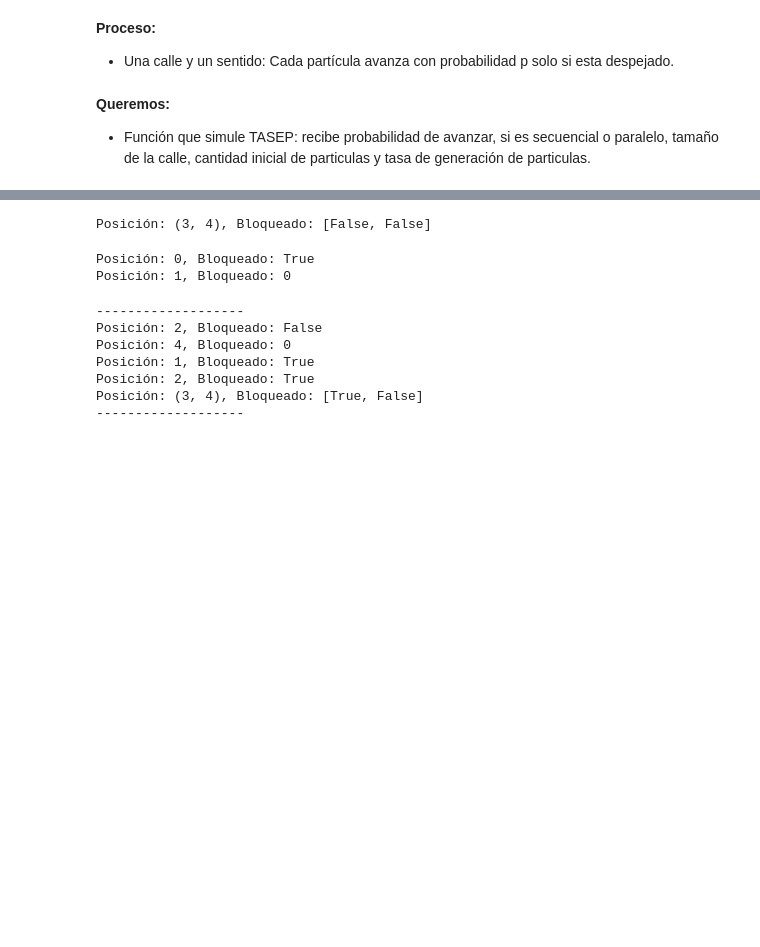
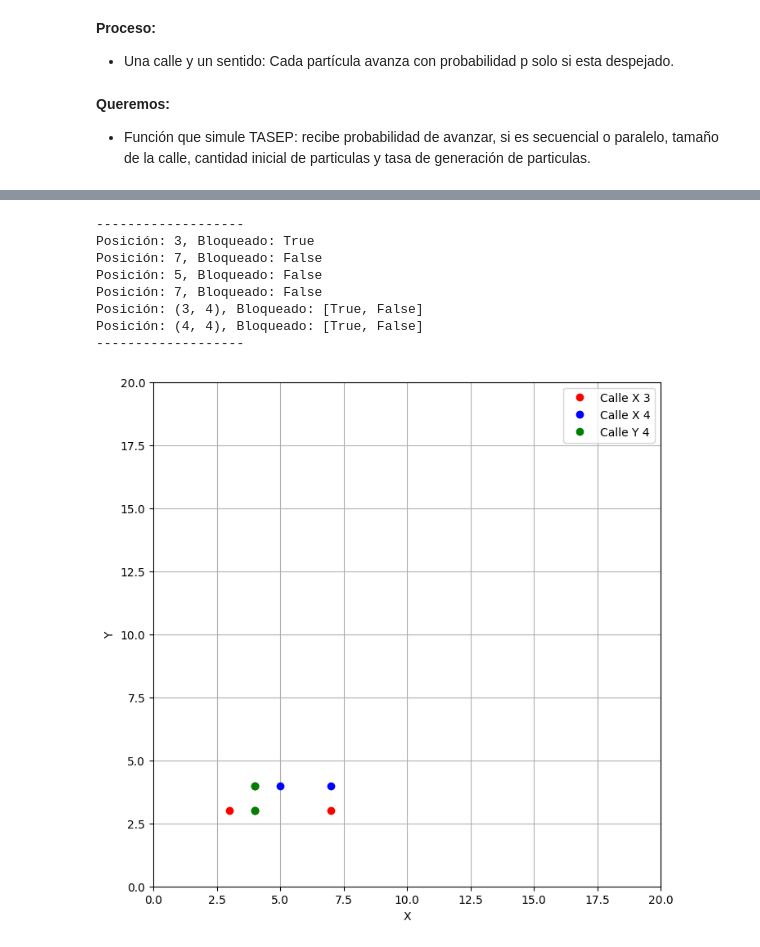
Before and after one commit to TSerranoE/City_TASEP, a Jupyter notebook: TASEP.ipynb, the cells around one changed output, grey strips where cells are left out. Drawn from its saved outputs; the diff is of its cells as text; code cells hidden in the pictures; blank space fills up the shorter version.

Commit message:
backend actualizado

```diff
--- a/TASEP.ipynb
+++ b/TASEP.ipynb
@@ -13,10 +13,10 @@ import random
 class Particula:
 
     """
-    Clase que representa una partícula en un sistema.
+    Clase que representa una partícula en el grafo.
     Atributos:
     - posicion (int): La posición actual de la partícula.
-    - bloqueado (bool): Indica si la partícula está bloqueada o no.
+    - bloqueado (bool): Indica si la partícula está bloqueada o no (si puede avanzar o no).
     Métodos:
     - __init__(posicion: int, bloqueado: bool): Inicializa una nueva instancia de la clase Particula.
     - avanzar(): Avanza la partícula una posición hacia adelante.
@@ -34,6 +34,18 @@ class Particula:
         return f'Posición: {self.posicion}, Bloqueado: {self.bloqueado}'
 # %%
 class Interseccion():
+
+    """
+    Clase que representa una intersección en un sistema de tráfico.
+    Atributos:
+    posicion : tupla, coordenadas de la intersección.
+    bloqueado : list, indica si la intersección está bloqueada en ciertas direcciones.
+    calles : tuple, contiene las calles conectadas a la intersección.
+
+    Métodos:
+    __str__() -> str: Devuelve una representación en cadena de la intersección.
+    update_bloqueo(direccion): Actualiza el estado de bloqueo de la calle en la dirección especificada.
+    """
 
     def __init__(self, posicion: tuple, bloqueado: list, calles: tuple) -> None:
         self.posicion = posicion
@@ -195,5 +259,10 @@ class Calles():
 # %%
-calles = Calles([Calle([Particula(0,0), Particula(2,0)], direccion=0, intersecciones=[], posicion=3),
-                 Calle([Particula(0,0), Particula(1,0)], direccion=1, intersecciones=[], posicion=4)])
+calles = Calles([Calle([Particula(0,False), Particula(2,False)], direccion=0, intersecciones=[], posicion=3),
+                 Calle([Particula(0,False), Particula(2,False)], direccion=0, intersecciones=[], posicion=4),
+                 Calle([Particula(0,False), Particula(1,False)], direccion=1, intersecciones=[], posicion=4)])
 calles.update_bloqueos()
 calles.update_intersecciones()
+for calle in calles.calles:
+    print(str(calle))
+for interseccion in calles.intersecciones:
+    print(str(interseccion))
@@ -200,26 +278,20 @@ calles.update_intersecciones()
-# %%
-for interseccion in calles.intersecciones:
-    print(str(interseccion))
-# %% [output]
-Posición: (3, 4), Bloqueado: [False, False]
-# %%
-print(str(calles.calles[1]))
-# %% [output]
-Posición: 0, Bloqueado: True
-Posición: 1, Bloqueado: 0
 # %%
-calles.update_secuencial(0.9)
+calles.update_secuencial(1)
 print('-------------------')
 print(str(calles.calles[0]))
 print(str(calles.calles[1]))
+#print(str(calles.calles[2]))
 for interseccion in calles.intersecciones:
     print(str(interseccion))
 print('-------------------')
+calles.plot_2d()
 # %% [output]
 -------------------
-Posición: 2, Bloqueado: False
-Posición: 4, Bloqueado: 0
-Posición: 1, Bloqueado: True
-Posición: 2, Bloqueado: True
+Posición: 3, Bloqueado: True
+Posición: 7, Bloqueado: False
+Posición: 5, Bloqueado: False
+Posición: 7, Bloqueado: False
 Posición: (3, 4), Bloqueado: [True, False]
+Posición: (4, 4), Bloqueado: [True, False]
 -------------------
+[figure, added]
```
Also changed, not shown: parts of 3 cells of this notebook, 4 other files.
